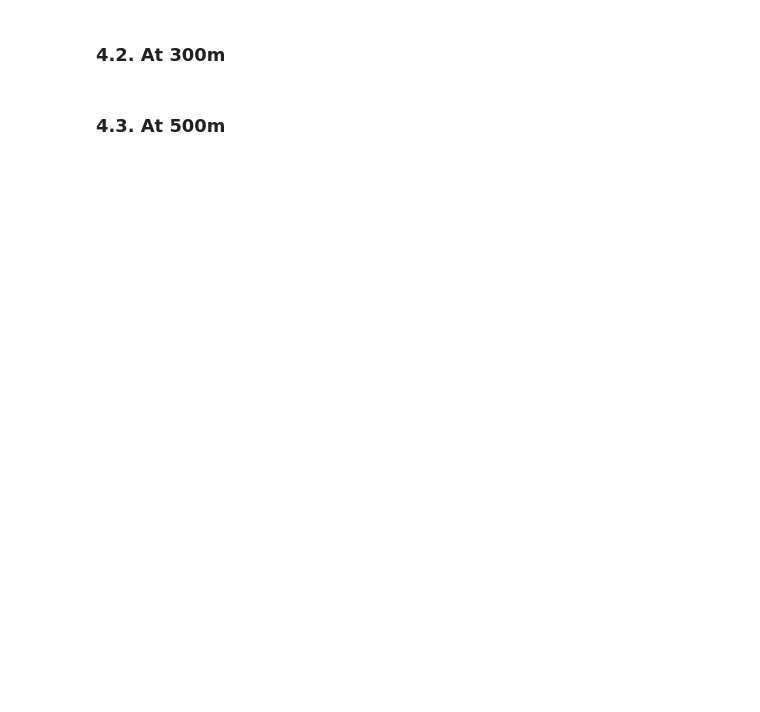
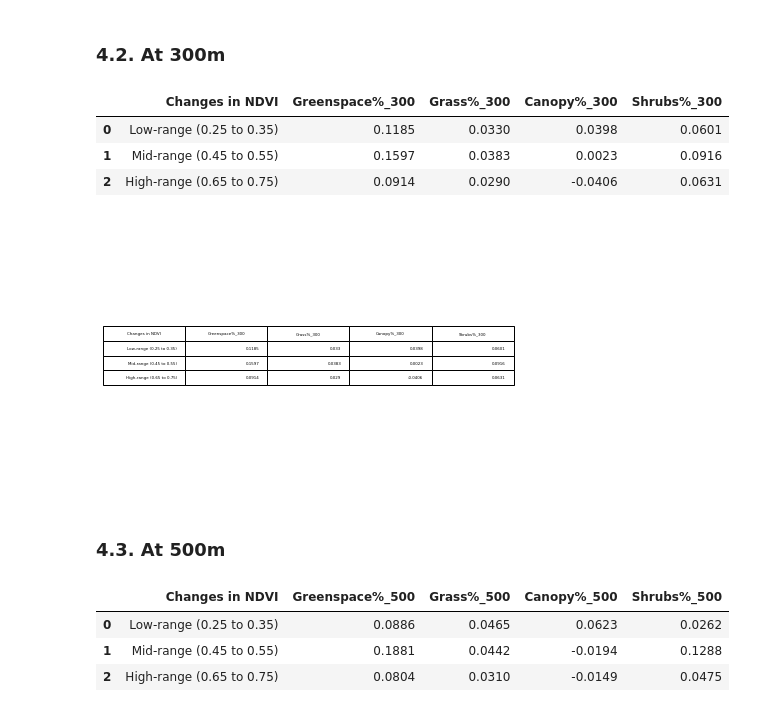
Before and after one commit to alexdelai/NDVI-dimist, a Jupyter notebook: greenspace_modelling.ipynb, the cells around one changed output. Saved outputs shown, nothing was run; the diff lists cells and outputs as text; code cells hidden in the pictures; blank space fills up the shorter version.

```diff
--- a/greenspace_modelling.ipynb
+++ b/greenspace_modelling.ipynb
@@ -935,5 +945,6 @@ If NDVI goes from 0.45 to 0.55, Greenspace%_100 increases by: [0.15972124]
 # Change in high NDVI values: how does Greenspace% increase, if NDVI changes from 0.65 to 0.75?
 green_h0 = gam_300.predict(0.65)
 green_h1 = gam_300.predict(0.75)
-print('If NDVI goes from 0.65 to 0.75, Greenspace%_100 increases by:', green_h1 - green_h0)
+green_sens_hig_300 = float(green_h1 - green_h0)
+print('If NDVI goes from 0.65 to 0.75, Greenspace%_300 increases by:', green_sens_hig_300)
 # %% [output]
@@ -1348,0 +1424,6 @@ plt.show()
+# %%
+# Change in high NDVI values: how does shrubs% increase, if NDVI changes from 0.65 to 0.75?
+shrubs_h0 = gam_300.predict(0.65)
+shrubs_h1 = gam_300.predict(0.75)
+shrubs_sens_hig_300 = float(shrubs_h1 - shrubs_h0)
+print('If NDVI goes from 0.65 to 0.75, shrubs%_300 increases by:', shrubs_sens_hig_300)
@@ -2128,16 +2284,57 @@ plt.show()
 # %% [markdown]
 ### 4.2. At 300m
 # %%
-# data of lists
-data_100 = {'Changes in NDVI': ['Low-range (0.25 to 0.35)', 'Mid-range (0.45 to 0.55)', 'High-range (0.65 to 0.75)'],
-        'Greenspace%_100': [green_sens_low, green_sens_mid, green_sens_hig],
-        'Grass%_100': [grass_sens_low, grass_sens_mid, grass_sens_hig],
-        'Canopy%_100': [canopy_sens_low, canopy_sens_mid, canopy_sens_hig],
-        'Shrubs%_100': [shrubs_sens_low, shrubs_sens_mid, shrubs_sens_hig]}
+# vegetation metrics sensitivity to changes in NDVI
+data_300 = {'Changes in NDVI': ['Low-range (0.25 to 0.35)', 'Mid-range (0.45 to 0.55)', 'High-range (0.65 to 0.75)'],
+        'Greenspace%_300': [green_sens_low_300, green_sens_mid_300, green_sens_hig_300],
+        'Grass%_300': [grass_sens_low_300, grass_sens_mid_300, grass_sens_hig_300],
+        'Canopy%_300': [canopy_sens_low_300, canopy_sens_mid_300, canopy_sens_hig_300],
+        'Shrubs%_300': [shrubs_sens_low_300, shrubs_sens_mid_300, shrubs_sens_hig_300]}
 
 # create DataFrame
-df_sens_100 = pd.DataFrame(data_100)
-df_sens_100 = df_sens_100.round(4)
-df_sens_100.head()
+df_sens_300 = pd.DataFrame(data_300)
+df_sens_300 = df_sens_300.round(4)
+df_sens_300.head()
+# %% [output]
+|  | Changes in NDVI | Greenspace%_300 | Grass%_300 | Canopy%_300 | Shrubs%_300 |
+| 0 | Low-range (0.25 to 0.35) | 0.1185 | 0.0330 | 0.0398 | 0.0601 |
+| 1 | Mid-range (0.45 to 0.55) | 0.1597 | 0.0383 | 0.0023 | 0.0916 |
+| 2 | High-range (0.65 to 0.75) | 0.0914 | 0.0290 | -0.0406 | 0.0631 |
+# %%
+# plotting
+fig, ax = plt.subplots()
+
+# hide axes
+fig.patch.set_visible(False)
+ax.axis('off')
+ax.axis('tight')
+
+ax.table(cellText=df_sens_300.values, colLabels=df_sens_300.columns, loc='center')
+
+fig.tight_layout()
+
+# save the figure
+plt.savefig('thesis_project/visualizations/modelling/sensitivity_300_table.png', dpi=300, bbox_inches='tight')
+
+plt.show()
+# %% [output]
+[figure, added]
 # %% [markdown]
 ### 4.3. At 500m
+# %%
+# vegetation metrics sensitivity to changes in NDVI
+data_500 = {'Changes in NDVI': ['Low-range (0.25 to 0.35)', 'Mid-range (0.45 to 0.55)', 'High-range (0.65 to 0.75)'],
+        'Greenspace%_500': [green_sens_low_500, green_sens_mid_500, green_sens_hig_500],
+        'Grass%_500': [grass_sens_low_500, grass_sens_mid_500, grass_sens_hig_500],
+        'Canopy%_500': [canopy_sens_low_500, canopy_sens_mid_500, canopy_sens_hig_500],
+        'Shrubs%_500': [shrubs_sens_low_500, shrubs_sens_mid_500, shrubs_sens_hig_500]}
+
+# create DataFrame
+df_sens_500 = pd.DataFrame(data_500)
+df_sens_500 = df_sens_500.round(4)
+df_sens_500.head()
+# %% [output]
+|  | Changes in NDVI | Greenspace%_500 | Grass%_500 | Canopy%_500 | Shrubs%_500 |
+| 0 | Low-range (0.25 to 0.35) | 0.0886 | 0.0465 | 0.0623 | 0.0262 |
+| 1 | Mid-range (0.45 to 0.55) | 0.1881 | 0.0442 | -0.0194 | 0.1288 |
+| 2 | High-range (0.65 to 0.75) | 0.0804 | 0.0310 | -0.0149 | 0.0475 |
```
Also changed, not shown: parts of 28 cells of this notebook.
